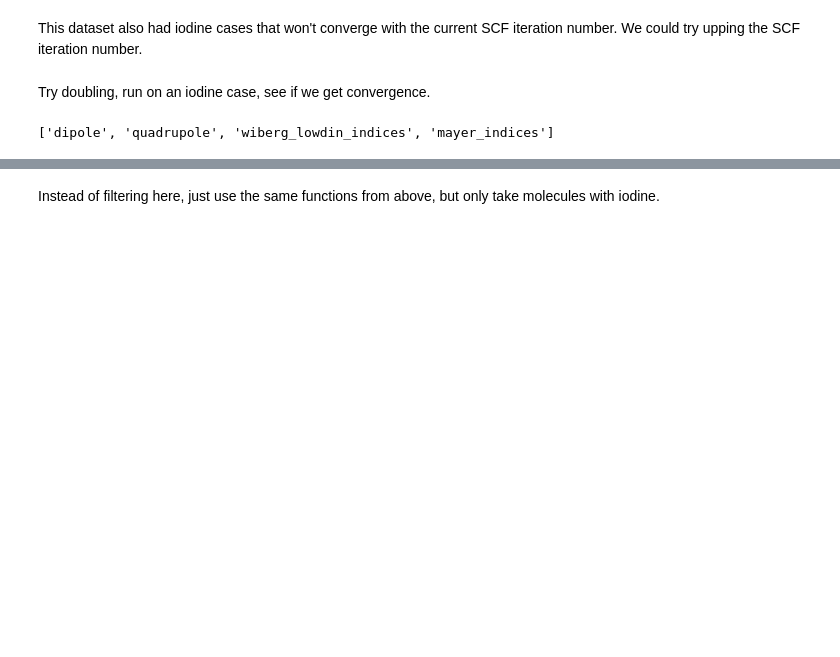
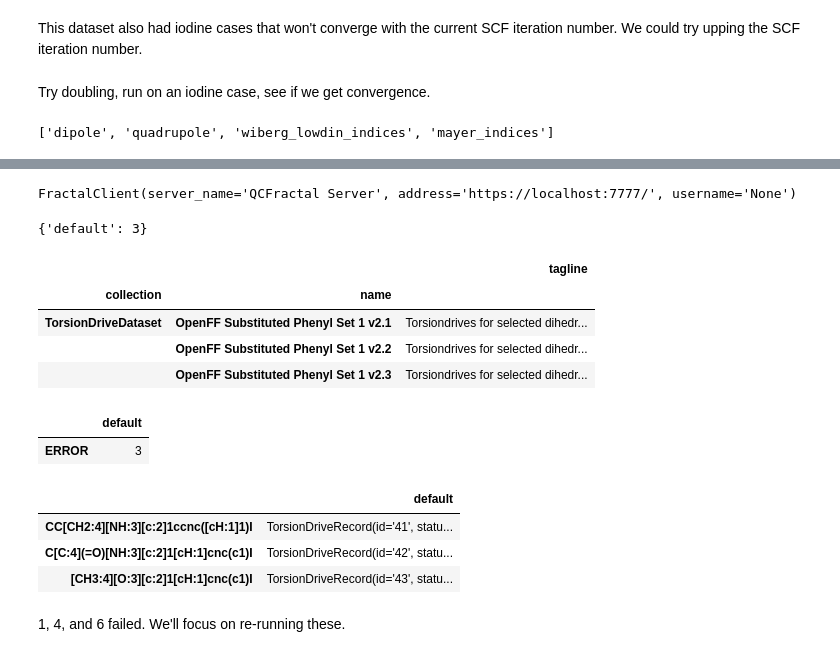
Before and after one commit to openforcefield/qca-dataset-submission, a Jupyter notebook: submissions/2020-10-06-OpenFF-Phenyl-Set/Submission Preparation.ipynb, the cells around one changed output, grey strips where cells are left out. Saved outputs shown, nothing was run; the diff lists cells and outputs as text; code cells hidden in the pictures; blank space fills up the shorter version.

Commit message:
[biphenyls-resubmission] Submission ready; finished with iodine experiments

```diff
--- a/submissions/2020-10-06-OpenFF-Phenyl-Set/Submission Preparation.ipynb
+++ b/submissions/2020-10-06-OpenFF-Phenyl-Set/Submission Preparation.ipynb
@@ -329,2 +359,0 @@ Create a dataset with just these, submit to local QCArchive for test.
-# %% [markdown]
-Instead of filtering here, just use the same functions from above, but only take molecules with iodine.
@@ -330,0 +362,18 @@ Instead of filtering here, just use the same functions from above, but only take
+# %%
+client = FractalClient("https://localhost:7777", verify=False)
+# %%
+client
+# %% [output]
+FractalClient(server_name='QCFractal Server', address='https://localhost:7777/', username='None')
+# %%
+dataset.submit(client, ignore_errors=True)
+# %% [output]
+{'default': 3}
+# %%
+client.list_collections()
+# %% [output]
+|  |  | tagline |
+| collection | name |  |
+| TorsionDriveDataset | OpenFF Substituted Phenyl Set 1 v2.1 | Torsiondrives for selected dihedr... |
+|  | OpenFF Substituted Phenyl Set 1 v2.2 | Torsiondrives for selected dihedr... |
+|  | OpenFF Substituted Phenyl Set 1 v2.3 | Torsiondrives for selected dihedr... |
@@ -330,0 +382,14 @@ Instead of filtering here, just use the same functions from above, but only take
+# %%
+ds.status()
+# %% [output]
+|  | default |
+| ERROR | 3 |
+# %%
+ds.df
+# %% [output]
+|  | default |
+| CC[CH2:4][NH:3][c:2]1ccnc([cH:1]1)I | TorsionDriveRecord(id='41', statu... |
+| C[C:4](=O)[NH:3][c:2]1[cH:1]cnc(c1)I | TorsionDriveRecord(id='42', statu... |
+| [CH3:4][O:3][c:2]1[cH:1]cnc(c1)I | TorsionDriveRecord(id='43', statu... |
+# %% [markdown]
+1, 4, and 6 failed. We'll focus on re-running these.
```
Also changed, not shown: parts of 46 cells of this notebook, 3 other files.
